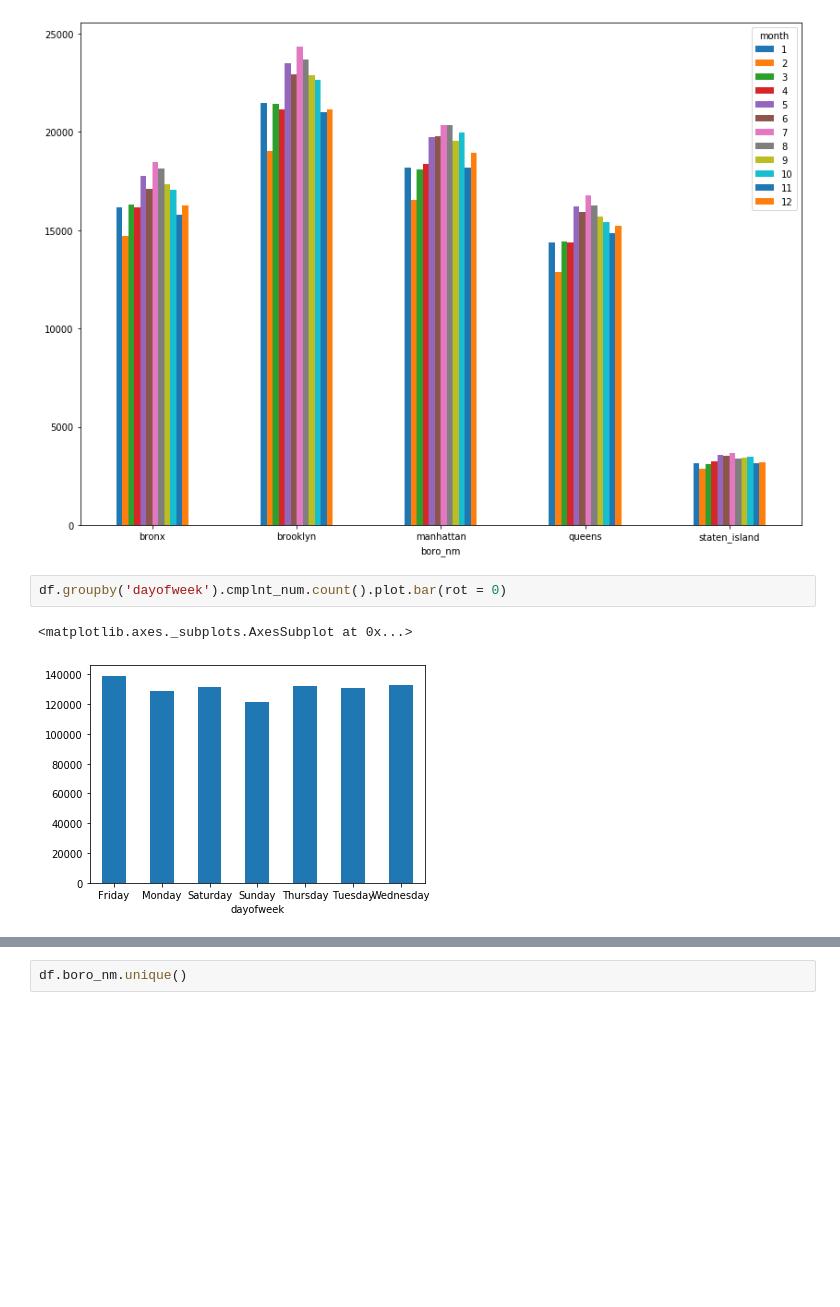
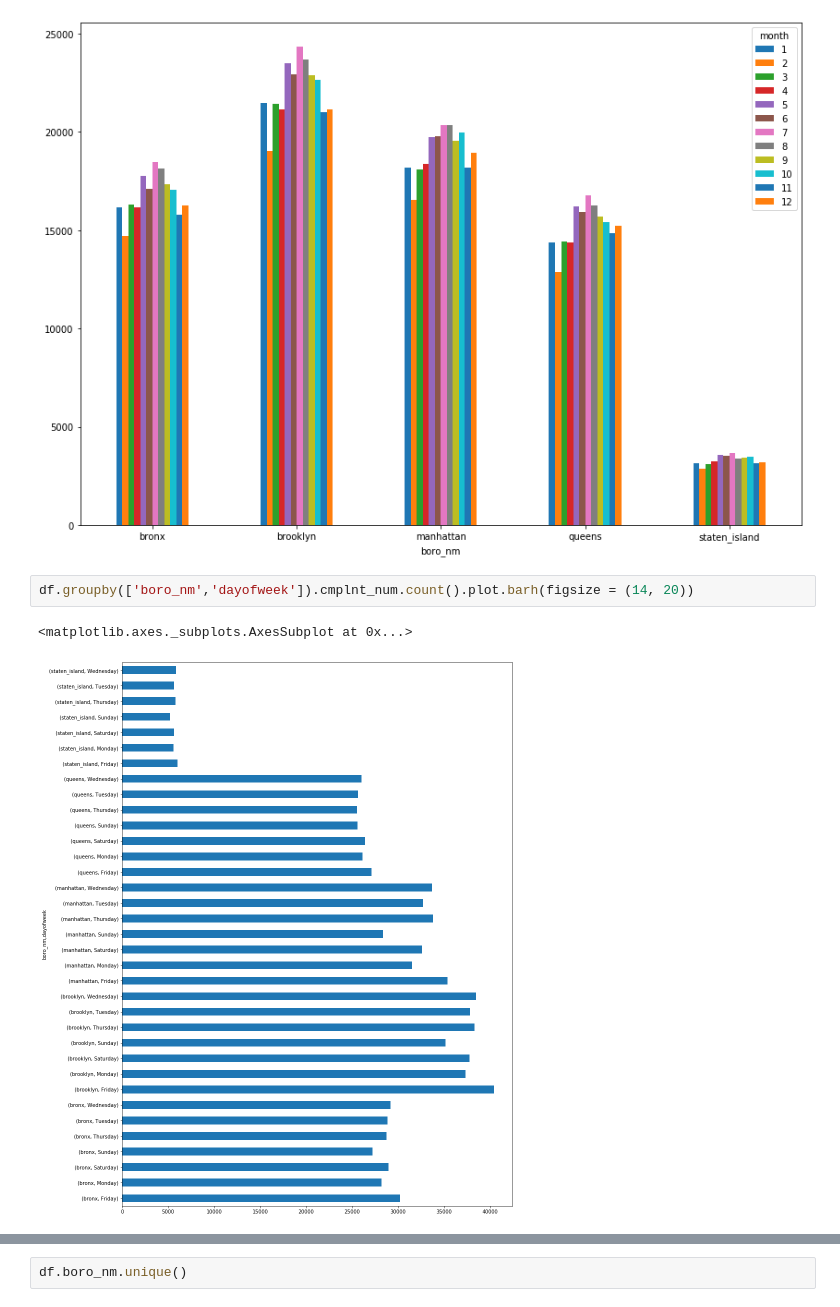
Before and after one commit to tlunderwood2014/nyc_crime_analysis, a Jupyter notebook: Neighborhood_Anaysis.ipynb, the cells around one changed output, grey strips where cells are left out. Saved outputs shown, nothing was run; the diff lists cells and outputs as text; blank space fills up the shorter version.

```diff
--- a/Neighborhood_Anaysis.ipynb
+++ b/Neighborhood_Anaysis.ipynb
@@ -262,10 +262,10 @@ df.groupby(['boro_nm','month']).cmplnt_num.count().unstack().plot.bar(figsize =
 <matplotlib.axes._subplots.AxesSubplot at 0x...>
 [figure]
 # %%
-df.groupby('dayofweek').cmplnt_num.count().plot.bar(rot = 0)
+df.groupby(['boro_nm','dayofweek']).cmplnt_num.count().plot.barh(figsize = (14, 20))
 # %% [output]
 <matplotlib.axes._subplots.AxesSubplot at 0x...>
-[figure, old version]
+[figure, new version]
 # %%
 df.columns
 # %% [output]
```
Also changed, not shown: parts of 10 cells of this notebook.
